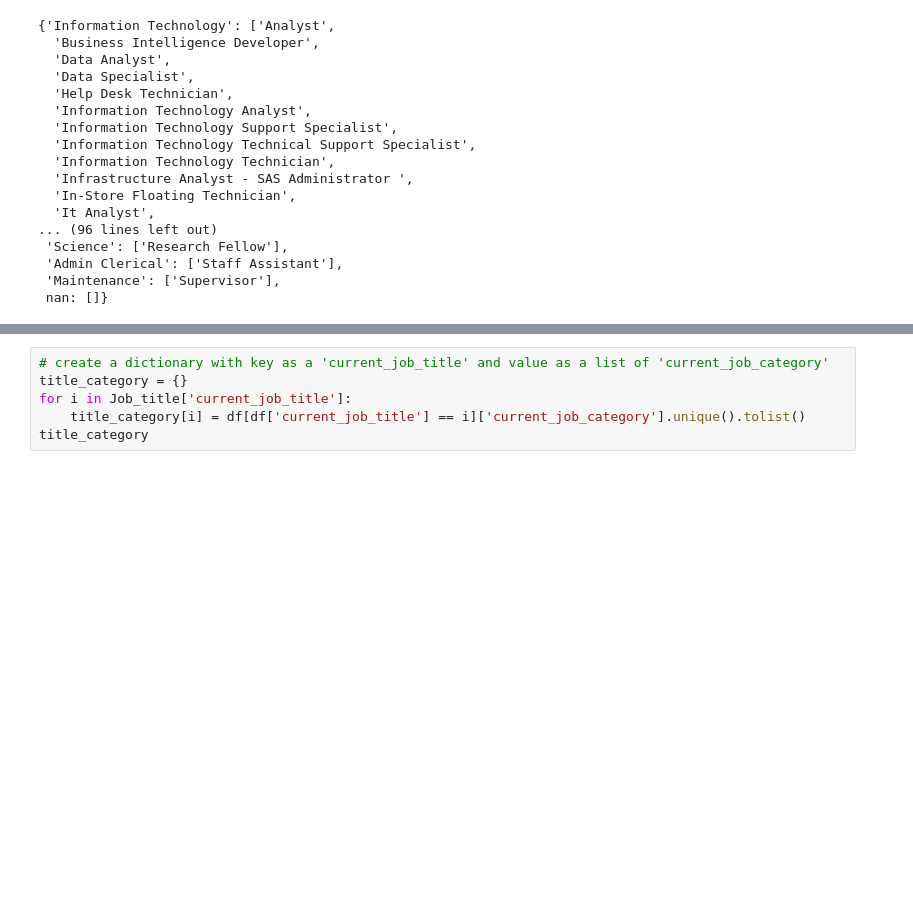
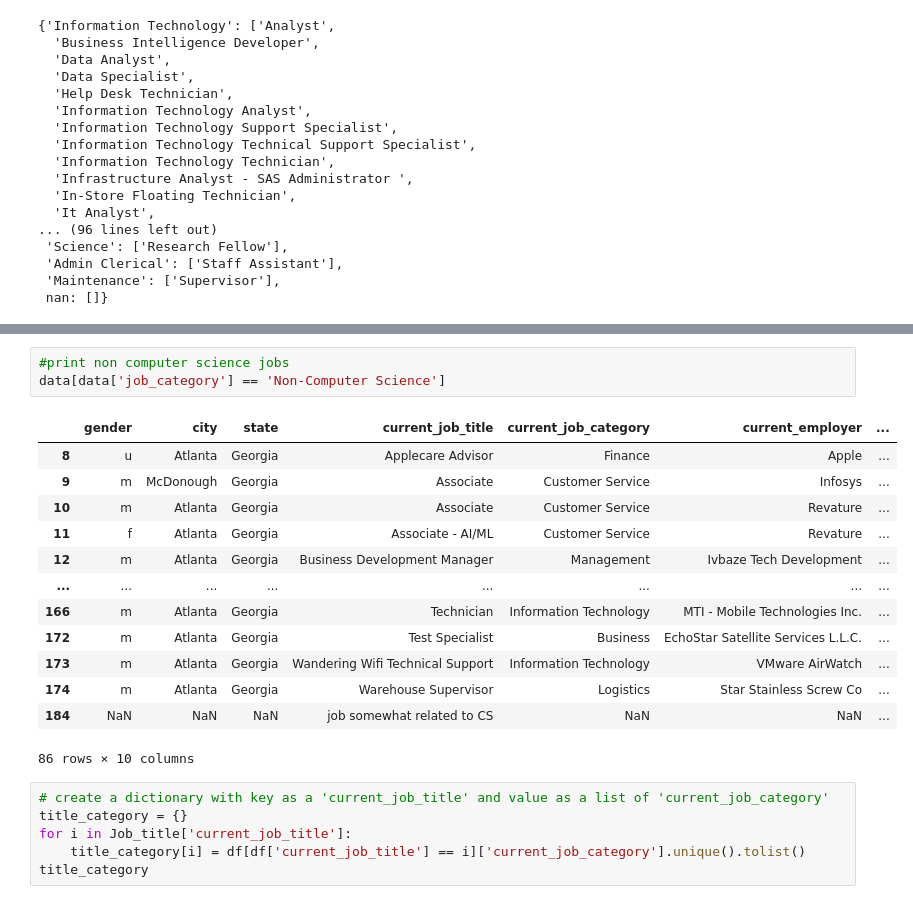
Before and after one commit to srenikuntla1/Job-Trend-Analysis-Final-Project, a Jupyter notebook: Final_Project.ipynb, the cells around one changed output, grey strips where cells are left out. Drawn from its saved outputs; the diff is of its cells as text; blank space fills up the shorter version.

```diff
--- a/Final_Project.ipynb
+++ b/Final_Project.ipynb
@@ -164,3 +306,20 @@ category_title
+# %%
+#print non computer science jobs
+data[data['job_category'] == 'Non-Computer Science']
+# %% [output]
+|  | gender | city | state | current_job_title | current_job_category | current_employer | ... |
+| 8 | u | Atlanta | Georgia | Applecare Advisor | Finance | Apple | ... |
+| 9 | m | McDonough | Georgia | Associate | Customer Service | Infosys | ... |
+| 10 | m | Atlanta | Georgia | Associate | Customer Service | Revature | ... |
+| 11 | f | Atlanta | Georgia | Associate - AI/ML | Customer Service | Revature | ... |
+| 12 | m | Atlanta | Georgia | Business Development Manager | Management | Ivbaze Tech Development | ... |
+| ... | ... | ... | ... | ... | ... | ... | ... |
+| 166 | m | Atlanta | Georgia | Technician | Information Technology | MTI - Mobile Technologies Inc. | ... |
+| 172 | m | Atlanta | Georgia | Test Specialist | Business | EchoStar Satellite Services L.L.C. | ... |
+| 173 | m | Atlanta | Georgia | Wandering Wifi Technical Support | Information Technology | VMware AirWatch | ... |
+| 174 | m | Atlanta | Georgia | Warehouse Supervisor | Logistics | Star Stainless Screw Co | ... |
+| 184 | NaN | NaN | NaN | job somewhat related to CS | NaN | NaN | ... |
+86 rows × 10 columns
 # %%
 # create a dictionary with key as a 'current_job_title' and value as a list of 'current_job_category'
 title_category = {}
```
Also changed, not shown: parts of 4 cells of this notebook.
